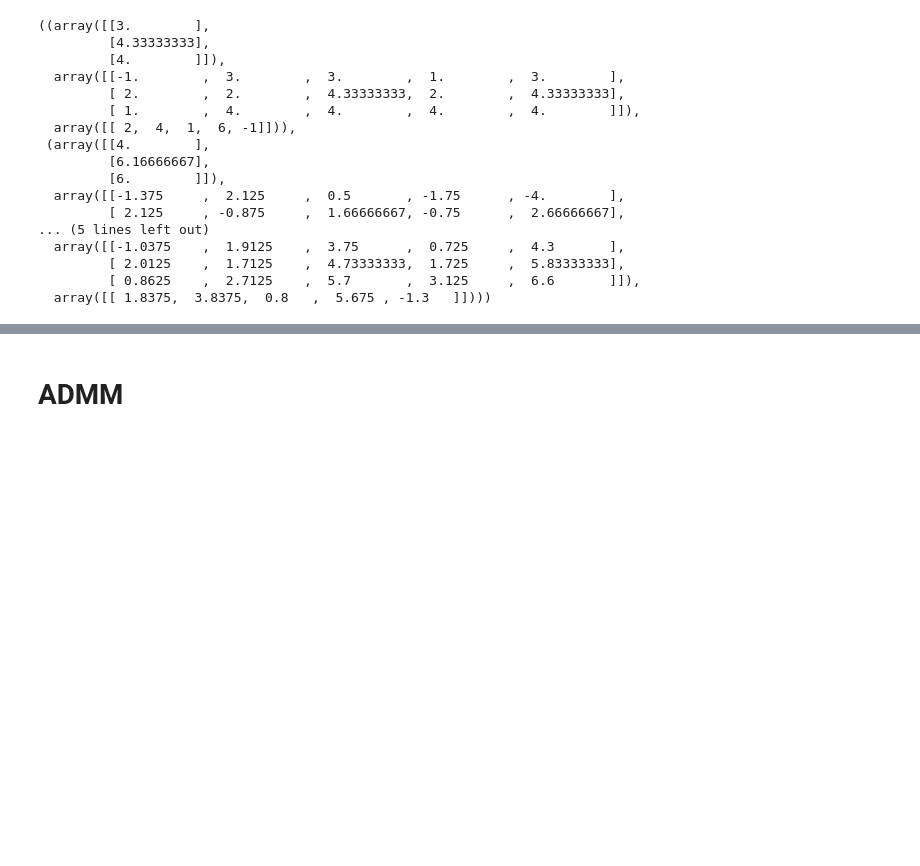
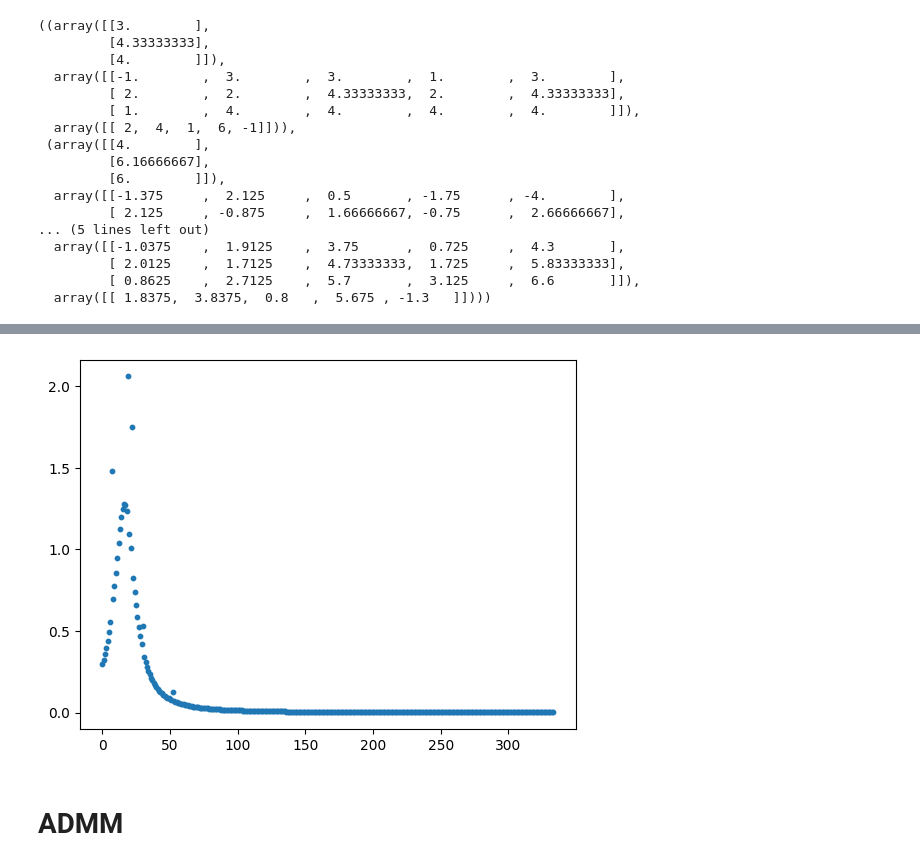
Before and after one commit to Alan-Grez/memoria, a Jupyter notebook: Algoritmos.ipynb, the cells around one changed output, grey strips where cells are left out. Cells and saved outputs as stored; diff of their text form; code cells hidden in the pictures; blank space fills up the shorter version.

```diff
--- a/Algoritmos.ipynb
+++ b/Algoritmos.ipynb
@@ -97,12 +98,16 @@ def Davis_Yin(initial_point, cost_function):#, number_iteration):
     a= "factible"
     b= "factible"
 
+    error_list = []
+
     while Loss >= 1e-3 and( a == "factible" or b=="factible"):
 
         (xg1_k, xg2_k, xg3_k), (xf1_k, xf2_k, xf3_k), (z1_k, z2_k, z3_k) = Davis_Yin_iteration(z1, z2, z3, cost_function, gamma, lambda_k)
 
         Loss = LA.norm(xg1_k - xg1)**2 + LA.norm(xg2_k - xg2)**2 + LA.norm(xg3_k - xg3)**2
         Loss = Loss/(LA.norm(xg1_k)**2 + LA.norm(xg2_k)**2 + LA.norm(xg3_k)**2)*100
+
+        error_list.append(Loss)
 
         xg1, xg2, xg3 = xg1_k, xg2_k, xg3_k
 
@@ -119,7 +124,7 @@ def Davis_Yin(initial_point, cost_function):#, number_iteration):
         z1, z2, z3 = z1_k, z2_k, z3_k
         k+=1
 
-    return (xg1_k, xg2_k, xg3_k), (xf1_k, xf2_k, xf3_k), (z1, z2, z3)
+    return (xg1_k, xg2_k, xg3_k), (xf1_k, xf2_k, xf3_k), (z1, z2, z3), error_list
 # %%
 N, M = 3, 5
 
@@ -131,6 +136,6 @@ gradient_of_h = np.random.randint(0,10, size=(N, 1))+0.0,\
                 np.random.randint(0,10, size=(N, M))+0.0,\
                 np.random.randint(0,10, size=(1, M))+5.0
 
-Davis_Yin((z1_0,z2_0,z3_0), gradient_of_h)
+(xg1, xg2, xg3), (xf1, xf2, xf3), (z1, z2, z3), error_list_DY = Davis_Yin((z1_0,z2_0,z3_0), gradient_of_h)
 # %% [output]
 D-Y :: Iteration: 0  Loss: 100.0 Factible: factible factible
@@ -170,3 +158,8 @@ D-Y :: Iteration: 335  Loss: 0.0009952620167419546 Factible: factible factible
+# %%
+plt.scatter(range(len(error_list_DY)-1), error_list_DY[1:], s=10)
+plt.show()
+# %% [output]
+[figure, added]
 # %% [markdown]
 # ADMM
 # %% [markdown]
```
Also changed, not shown: parts of 12 cells of this notebook.
